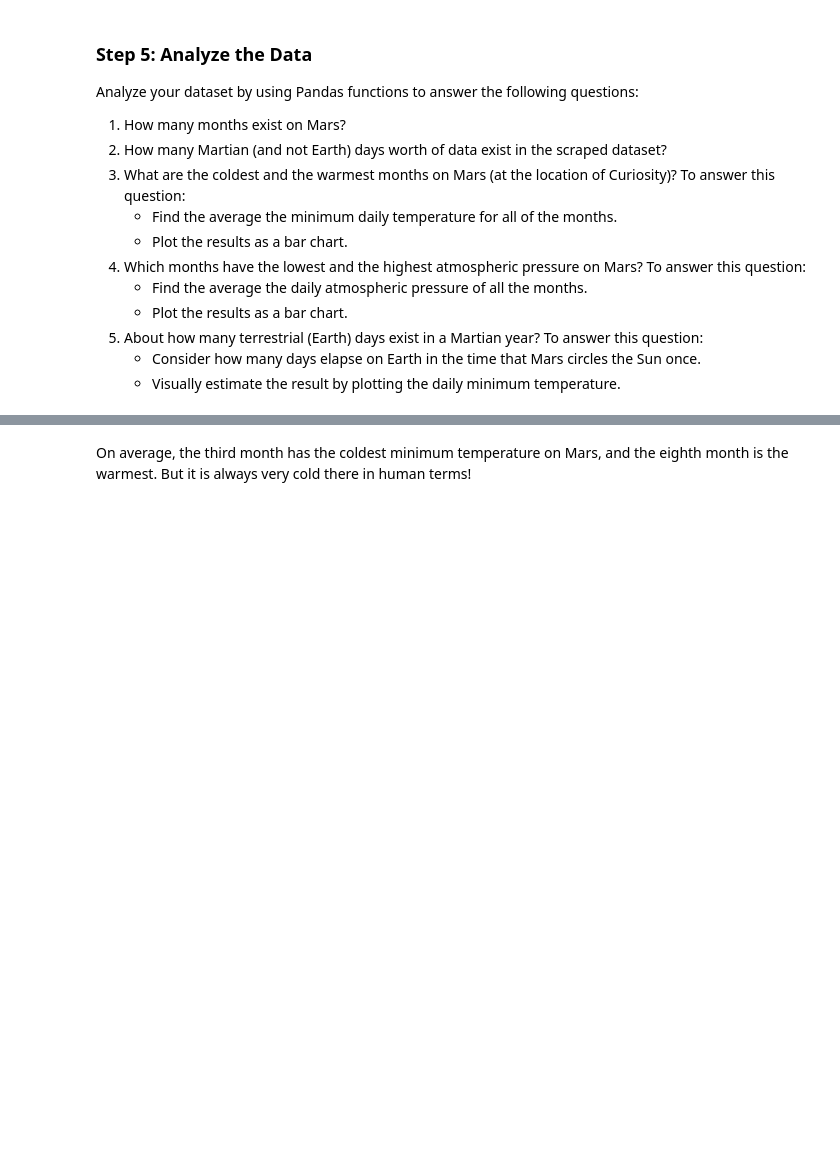
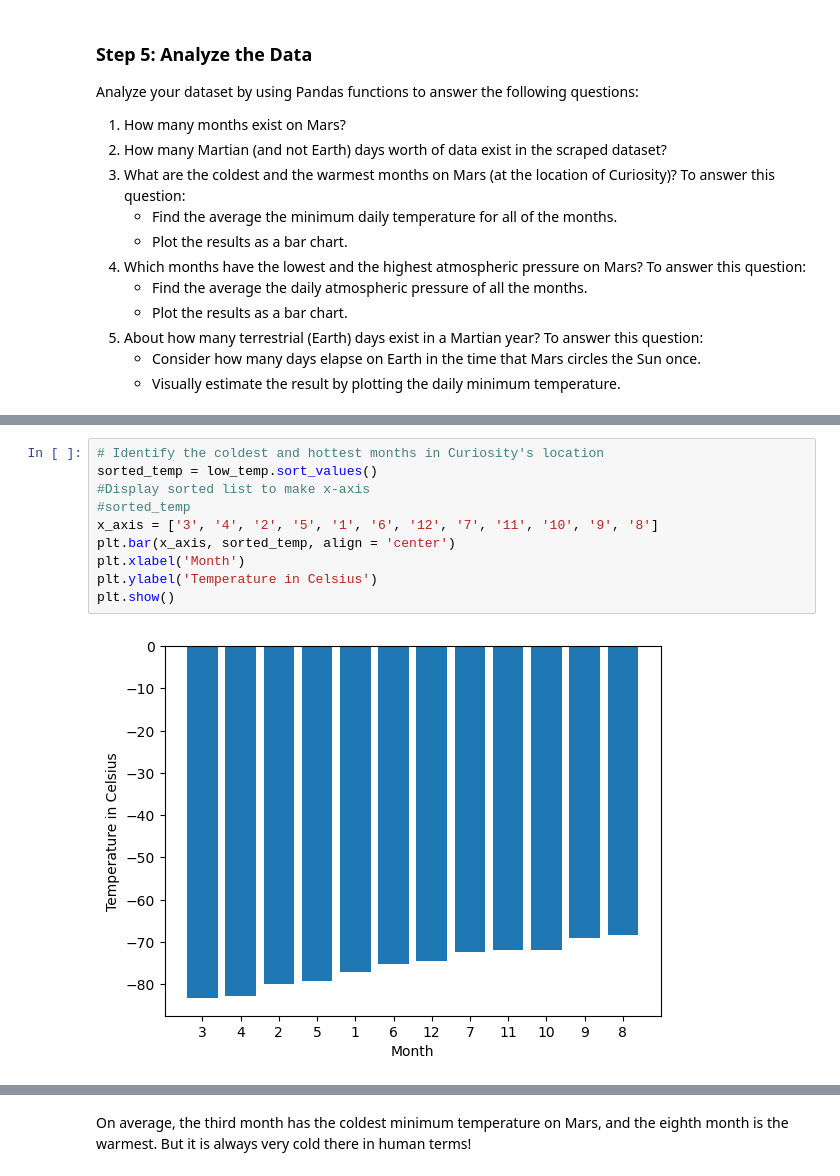
Before and after one commit to kelseypbrown/DataCollection-challenge, a Jupyter notebook: part_2_mars_weather.ipynb, the cells around one changed output, grey strips where cells are left out. Cells and saved outputs as stored; diff of their text form; blank space fills up the shorter version.

```diff
--- a/part_2_mars_weather.ipynb
+++ b/part_2_mars_weather.ipynb
@@ -151,2 +183,14 @@ Name: min_temp, dtype: float64
+# %%
+# Identify the coldest and hottest months in Curiosity's location
+sorted_temp = low_temp.sort_values()
+#Display sorted list to make x-axis
+#sorted_temp
+x_axis = ['3', '4', '2', '5', '1', '6', '12', '7', '11', '10', '9', '8']
+plt.bar(x_axis, sorted_temp, align = 'center')
+plt.xlabel('Month')
+plt.ylabel('Temperature in Celsius')
+plt.show()
+# %% [output]
+[figure, added]
 # %%
 # 4. Average pressure by Martian month
```
Also changed, not shown: parts of 21 cells of this notebook, 1 other file.
